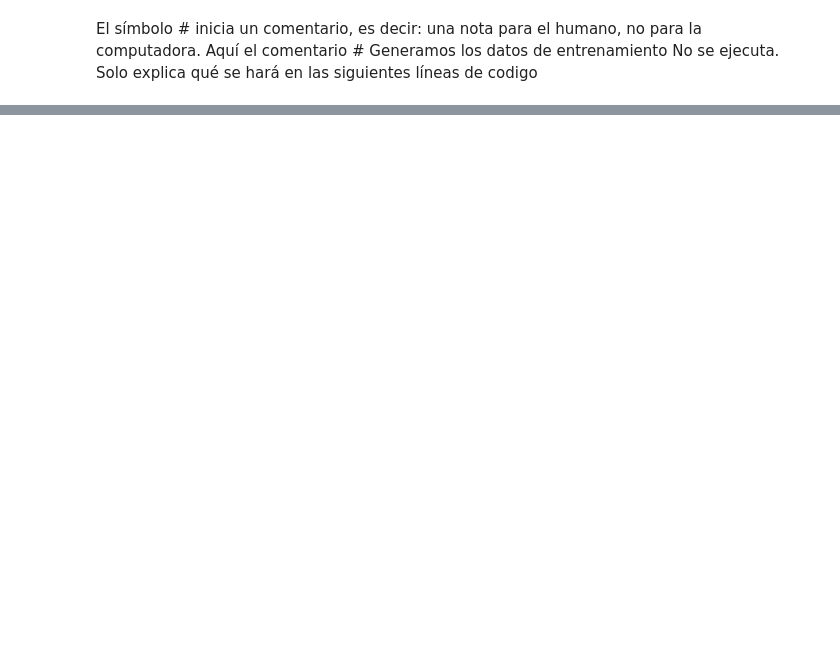
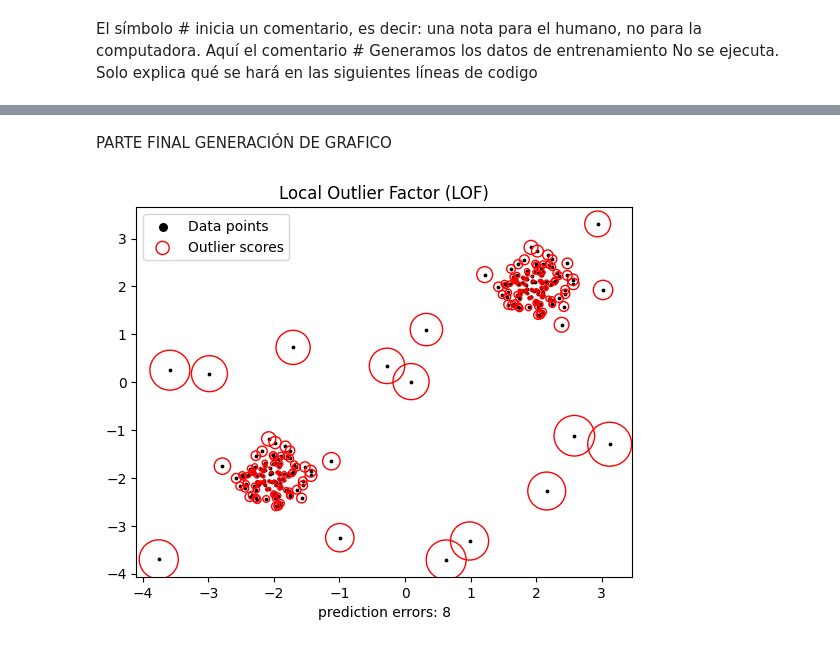
Before and after one commit to jonatpz/evaluacion_fromativa_2, a Jupyter notebook: outliers.ipynb, the cells around one changed output, grey strips where cells are left out. Cells and saved outputs as stored; diff of their text form; code cells hidden in the pictures; blank space fills up the shorter version.

```diff
--- a/outliers.ipynb
+++ b/outliers.ipynb
@@ -150,0 +205,31 @@ y_pred = clf.fit_predict(X)
+# %% [markdown]
+PARTE FINAL GENERACIÓN DE GRAFICO
+# %%
+plt.title("Local Outlier Factor (LOF)")
+sc_points = plt.scatter(
+    X[:, 0], X[:, 1],
+    color='k',
+    s=3,
+    label='Data points'
+)
+
+radius = (X_scores.max() - X_scores) / (X_scores.max() - X_scores.min())
+sc_circles = plt.scatter(
+    X[:, 0], X[:, 1],
+    s=1000 * radius,
+    edgecolors='red',
+    facecolors='none',
+    label='Outlier scores'
+)
+plt.autoscale()
+
+plt.xlabel(f"prediction errors: {n_errors}")
+leg = plt.legend(handles=[sc_points, sc_circles],
+                 labels=['Data points', 'Outlier scores'],
+                 loc='upper left')
+
+leg.legend_handles[0].set_sizes([30])
+leg.legend_handles[1].set_sizes([90])
+plt.show()
+# %% [output]
+[figure, added]
```
Also changed, not shown: parts of 31 cells of this notebook.
